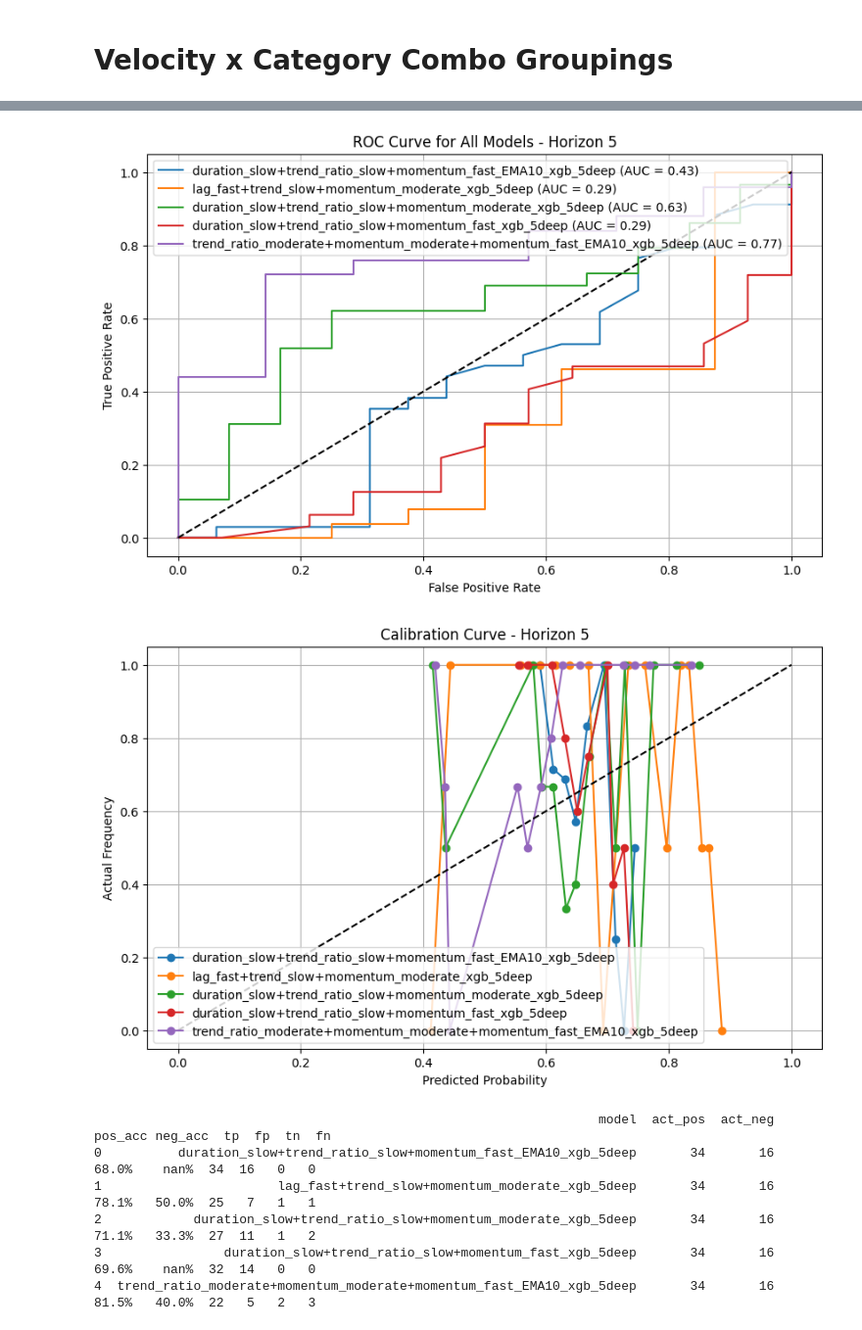
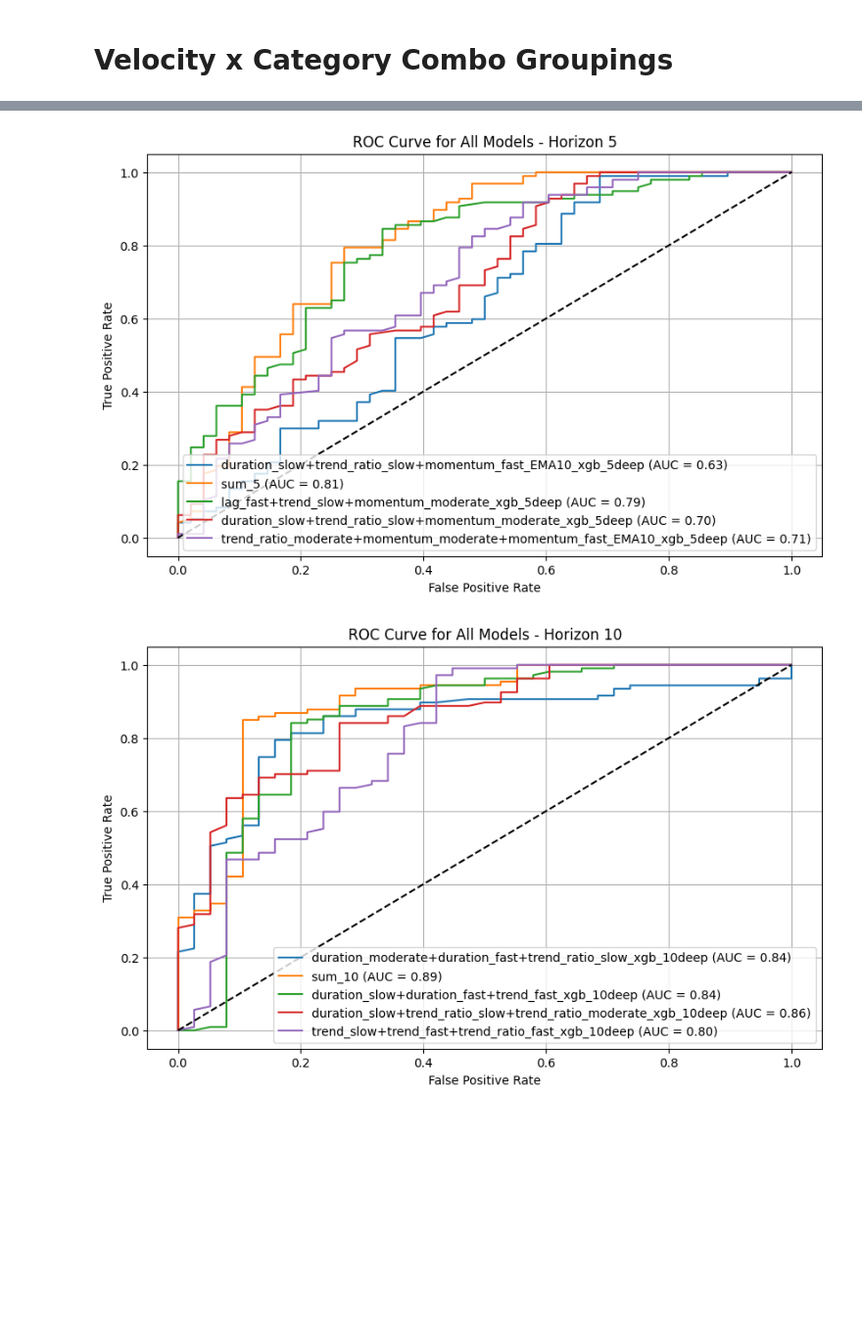
Before and after one commit to bchase17/Fracturion, a Jupyter notebook: Ensemble_Aggregation_Allocation_Logic/PI.ipynb, the cells around one changed output, grey strips where cells are left out. Shown at 98% size. Saved outputs shown, nothing was run; the diff lists cells and outputs as text; code cells hidden in the pictures; blank space fills up the shorter version.

Commit message:
Fixes to extract, train and perf measurement

```diff
--- a/Ensemble_Aggregation_Allocation_Logic/PI.ipynb
+++ b/Ensemble_Aggregation_Allocation_Logic/PI.ipynb
@@ -28,13 +28,13 @@ from sklearn.model_selection import TimeSeriesSplit
 
 tags = pd.read_csv('../Indicator_Selection_Pipeline/Finalization/tags_cons.csv')
 
-def extract(ticker, returns, lb, cat_cols_all, windows=[10, 25]):
+def extract(ticker, returns, cat_cols_all, windows=[10, 25]):
 
     import os
     # point this at an existing directory in your project
     os.chdir('/Users/brettchase/Documents/Fracturion/Feature_Set_Construction_Testing')
 
-    df = final_df(ticker, returns, lb)
+    df = final_df(ticker, returns)
     df = df.iloc[:-101].replace([np.inf, -np.inf], 0)#
 
     df = df.sort_index(ascending=True)
@@ -53,10 +53,9 @@ def extract(ticker, returns, lb, cat_cols_all, windows=[10, 25]):
 
     return df
 
-lb = 8
-returns = [5, 10, 15, 20, 25, 30]
 raw_all = tags['Indicator'][tags['Type'] == 'Raw']
-df = extract('QQQ', returns, lb, raw_all, windows=[10,25])
+returns = [5, 10, 15, 20, 25, 35, 45]
+df = extract('QQQ', returns, raw_all, windows=[10,25])
 
 # By category × velocity
 duration_slow = tags[(tags['Type'] == 'Raw') & (tags['Category'] == 'duration') & (tags['velocity_25_cat_local'] == 'slow')]['Indicator'].tolist()
@@ -77,6 +76,7 @@ momentum_moderate = tags[(tags['Type'] == 'Raw') & (tags['Category'] == 'momentu
 momentum_fast = tags[(tags['Type'] == 'Raw') & (tags['Category'] == 'momentum') & (tags['velocity_25_cat_local'] == 'fast')]['Indicator'].tolist()
 momentum_fast_EMA10 = [f"{col}_EMA10" for col in momentum_fast]
 lag_fast = tags[(tags['Type'] == 'Raw') & (tags['Category'] == 'lag') & (tags['velocity_25_cat_local'] == 'fast')]['Indicator'].tolist()
+win_rates = [col for col in df.columns if col.startswith('wr_')]
 # %% [markdown]
 # Start with must include columns (slope)
 # %%
@@ -949,4 +1075,8 @@ pd.set_option('display.width', 10000)
 # %%
+pd.set_option("display.expand_frame_repr", False)
+pd.set_option("display.max_columns", None)
+pd.set_option("display.width", 10000)
+pd.set_option("display.max_colwidth", None)
 from sklearn.calibration import calibration_curve
 import matplotlib.pyplot as plt
 from sklearn.metrics import (
@@ -955,7 +1085,8 @@ from sklearn.metrics import (
     f1_score, accuracy_score
 )
 threshs = [.5]
-length = 100
+length = 75
+start = 0
 accuracy_df = pd.DataFrame()
 
 def performance_metrics(metrics_df, returns):
@@ -1007,14 +1138,14 @@ for thresh in threshs:
 
     for h in horizons:
 
-        df = horizon_dfs[h].sort_values('Date', ascending=False).iloc[h:h+length, :].copy()
+        df = horizon_dfs[h].sort_values('Date', ascending=False).iloc[h+start:h+length+start].copy()
 
         for arch in ['deep']:
             records = []
             actual_pos = df[f'Return_{h}'].sum()
             actual_neg = len(df[f'Return_{h}']) - actual_pos
             for col in df.columns:
-                if f'_xgb_{h}{arch}' in col:
+                if f'_xgb_{h}{arch}' in col or col == f'sum_{h}':
                     # only keep the rows that actually got a prediction
                     filtered = df[df[col] != 0]
                     # convert your raw score to a probability
@@ -1027,7 +1158,7 @@ for thresh in threshs:
                     cm = confusion_matrix(y_true, y_pred,labels=[0,1])
                     tn, fp, fn, tp = cm.ravel()
                     records.append({
-                        'thresh': thresh,
+                        'horizon': h,
                         'model': col,
                         'act_pos': actual_pos,
                         'act_neg': actual_neg,
@@ -1043,7 +1174,8 @@ for thresh in threshs:
             cm_df = pd.DataFrame(records)
             accuracy_df = pd.concat([accuracy_df, cm_df], ignore_index=True)
 
-accuracy_df["pos_weight"] = (accuracy_df["pos_acc"].str.rstrip("%").astype(float).fillna(33).clip(lower=33) / 100)
-accuracy_df["neg_weight"] = (accuracy_df["neg_acc"].str.rstrip("%").astype(float).fillna(33).clip(lower=33) / 100)
+accuracy_df["pos_weight"] = (accuracy_df["pos_acc"].replace("n/a", "33%") .str.rstrip("%").astype(float).fillna(33).clip(lower=33) / 100)
+accuracy_df["neg_weight"] = (accuracy_df["neg_acc"].replace("n/a", "33%") .str.rstrip("%").astype(float).fillna(33).clip(lower=33) / 100)
+#accuracy_df[accuracy_df['horizon'] == 10]
 accuracy_df
 # %% [output]
@@ -1118,11 +1250,12 @@ def convert_signed_to_prob(p):
     return p if p >= 0 else 1 + p
 
 for h in horizons:
-    df = horizon_dfs[h].sort_values('Date', ascending=False).iloc[h:h+50, :].copy()
+
+    df = horizon_dfs[h].sort_values('Date', ascending=False).iloc[h:h+145].copy()
 
     plt.figure(figsize=(10, 6))
     for col in df.columns:
-        if f'_xgb_{h}' in col: #sum_{h}
+        if f'_xgb_{h}' in col or col == f'sum_{h}': #sum_{h}
             filtered = df[df[col] != 0]
             probs = filtered[col].apply(convert_signed_to_prob)
             targets = filtered[f'Return_{h}']
@@ -1138,6 +1271,8 @@ for h in horizons:
     plt.grid()
     plt.show()
 
+
+    """
     # --- Calibration Curve ---
     plt.figure(figsize=(10, 6))
     for col in df.columns:
@@ -1155,7 +1290,6 @@ for h in horizons:
     plt.legend()
     plt.grid()
     plt.show()
-
 
     for arch in ['deep']:
         records = []
@@ -1163,39 +1297,34 @@ for h in horizons:
         actual_neg = len(df[f'Return_{h}']) - actual_pos
         for col in df.columns:
             if f'_xgb_{h}{arch}' in col:
                 # only keep the rows that actually got a prediction
                 filtered = df[df[col] != 0]
                 # convert your raw score to a probability
                 probs = filtered[col].apply(convert_signed_to_prob)
                 # binarize at 0.5
                 y_pred = (probs >= 0.5).astype(int)
                 y_true = filtered[f'Return_{h}']
 
                 # compute the matrix
                 cm = confusion_matrix(y_true, y_pred,labels=[0,1])
                 tn, fp, fn, tp = cm.ravel()
                 records.append({
                     'model': col,
                     'act_pos': actual_pos,
                     'act_neg': actual_neg,
                     'pos_acc': f"{(tp/(tp + fp)):.1%}" if actual_pos>0 else "n/a",
                     'neg_acc': f"{(tn/(tn + fn)):.1%}" if actual_neg>0 else "n/a",
                     'tp': tp,
                     'fp': fp,
                     'tn': tn,
                     'fn': fn,
                 })
 
         # make your summary table
         cm_df = pd.DataFrame(records)
-        print(cm_df.to_string())
+        #print(cm_df.to_string())
         print(' ')
+    """
 # %% [output]
-[figure, old version]
+[figure, new version]
-[figure, old version]
+[figure, new version]
-                                                                  model  act_pos  act_neg pos_acc neg_acc  tp  fp  tn  fn
-0          duration_slow+trend_ratio_slow+momentum_fast_EMA10_xgb_5deep       34       16   68.0%    nan%  34  16   0   0
-1                       lag_fast+trend_slow+momentum_moderate_xgb_5deep       34       16   78.1%   50.0%  25   7   1   1
-2            duration_slow+trend_ratio_slow+momentum_moderate_xgb_5deep       34       16   71.1%   33.3%  27  11   1   2
-3                duration_slow+trend_ratio_slow+momentum_fast_xgb_5deep       34       16   69.6%    nan%  32  14   0   0
-4  trend_ratio_moderate+momentum_moderate+momentum_fast_EMA10_xgb_5deep       34       16   81.5%   40.0%  22   5   2   3
```
Also changed, not shown: parts of 12 cells of this notebook, 4 other files.
